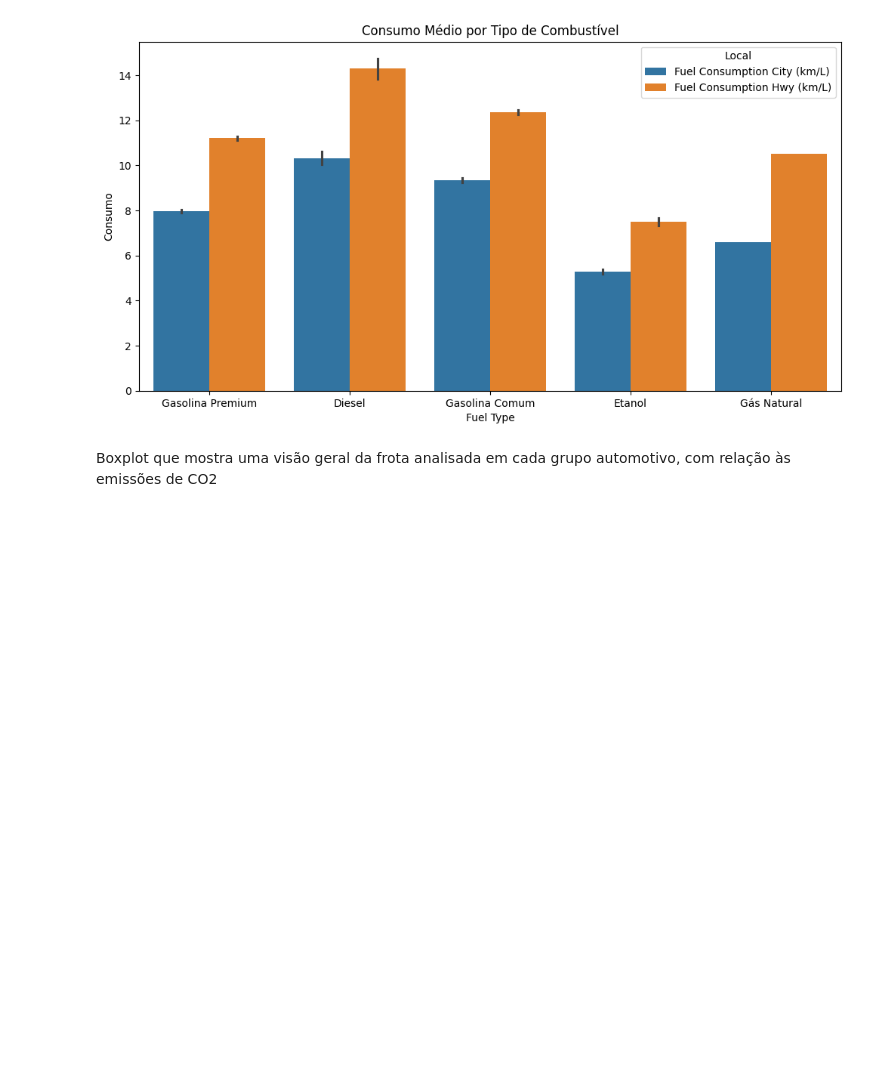
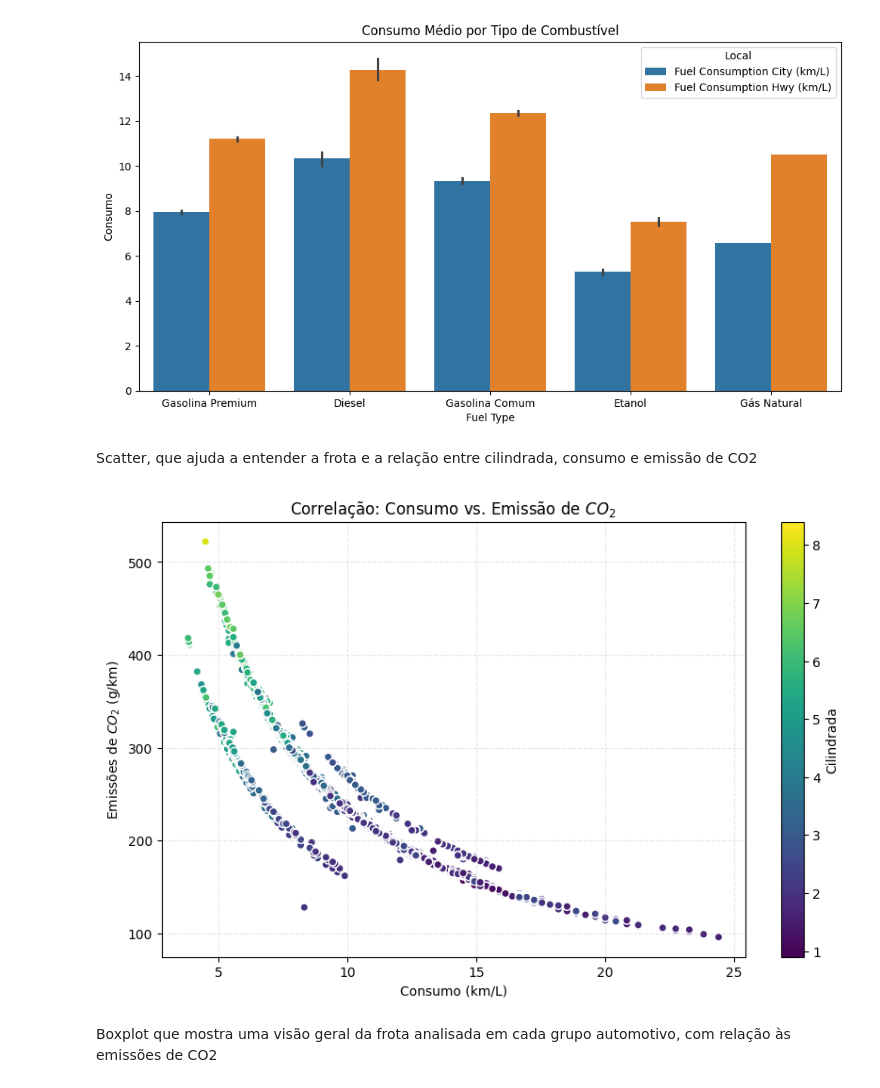
Before and after one commit to vitor-laudares/Trabalho-Final-Py_Stellantis, a Jupyter notebook: trabalho_final_py_stellantis.ipynb, the cells around one changed output. Drawn from its saved outputs; the diff is of its cells as text; code cells hidden in the pictures; blank space fills up the shorter version.

```diff
--- a/trabalho_final_py_stellantis.ipynb
+++ b/trabalho_final_py_stellantis.ipynb
@@ -274,6 +276,32 @@ plt.title('Consumo Médio por Tipo de Combustível')
 plt.show()
 # %% [output]
 [figure]
+# %% [markdown]
+Scatter, que ajuda a entender a frota e a relação entre cilindrada, consumo e emissão de CO2
+# %%
+# Inicia a plotagem
+# c='Engine Size(L)' define que a cor varia conforme o número de cilindros
+plt.figure(figsize=(10, 6))
+sc = plt.scatter(
+    data['Fuel Consumption Comb (km/L)'],
+    data['CO2 Emissions(g/km)'],
+    c=data['Engine Size(L)'],
+    edgecolors='white'
+)
+
+# Adiciona a barra lateral como "legenda"
+cbar = plt.colorbar(sc)
+cbar.set_label('Cilindrada')
+
+# Títulos e rótulos
+plt.title('Correlação: Consumo vs. Emissão de $CO_2$')
+plt.xlabel('Consumo (km/L)')
+plt.ylabel('Emissões de $CO_2$ (g/km)')
+plt.grid(True, linestyle='--', alpha=0.3)
+
+plt.show()
+# %% [output]
+[figure, added]
 # %% [markdown]
 Boxplot que mostra uma visão geral da frota analisada em cada grupo automotivo, com relação às emissões de CO2
 # %%
```
Also changed, not shown: parts of 6 cells of this notebook.
